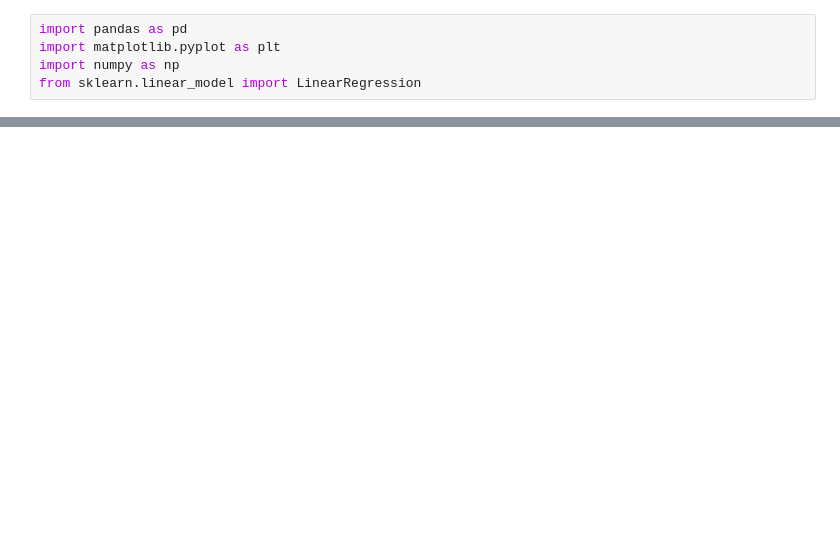
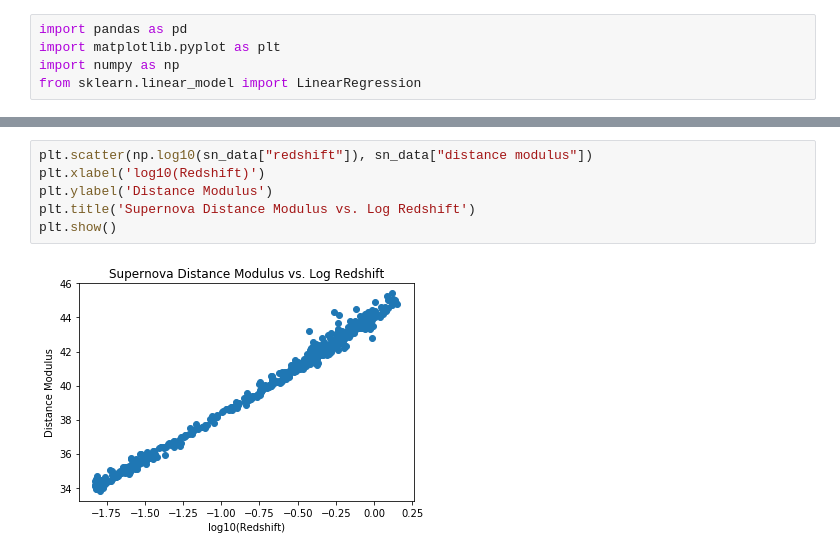
Before and after one commit to charlineshen/Constraining-Cosmological-Parameters-using-Supernovae, a Jupyter notebook: proj.ipynb, the cells around one changed output, grey strips where cells are left out. Cells and saved outputs as stored; diff of their text form; blank space fills up the shorter version.

```diff
--- a/proj.ipynb
+++ b/proj.ipynb
@@ -16 +15,9 @@ plt.show()
+# %%
+plt.scatter(np.log10(sn_data["redshift"]), sn_data["distance modulus"])
+plt.xlabel('log10(Redshift)')
+plt.ylabel('Distance Modulus')
+plt.title('Supernova Distance Modulus vs. Log Redshift')
+plt.show()
+# %% [output]
+[figure, added]
 # %%
```
Also changed, not shown: parts of 5 cells of this notebook.
